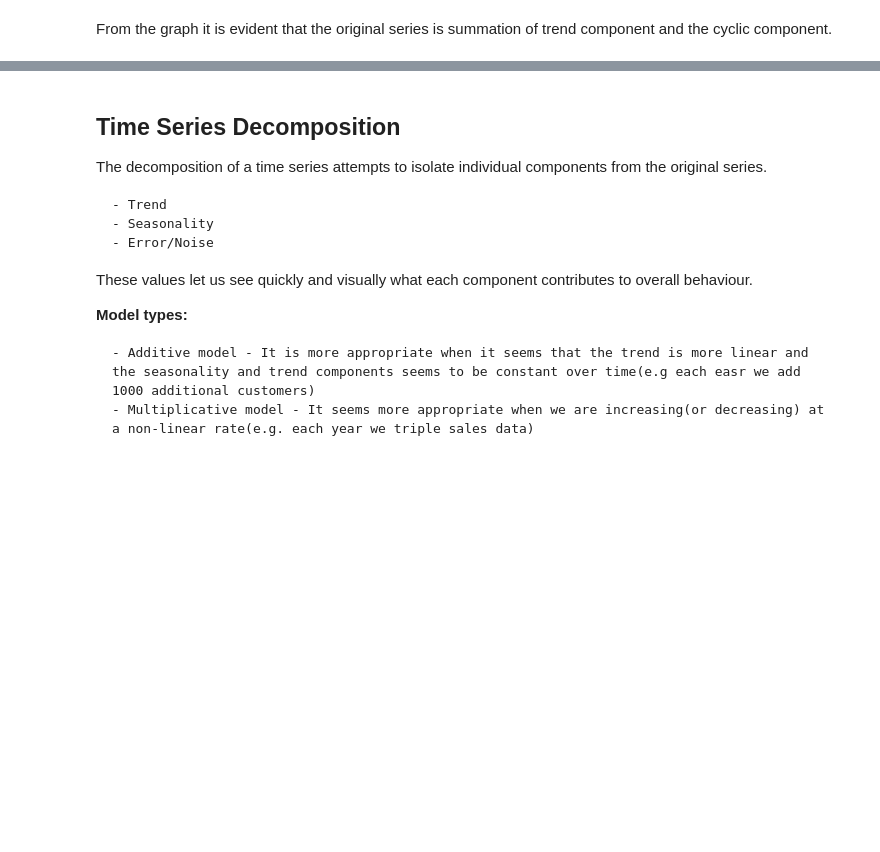
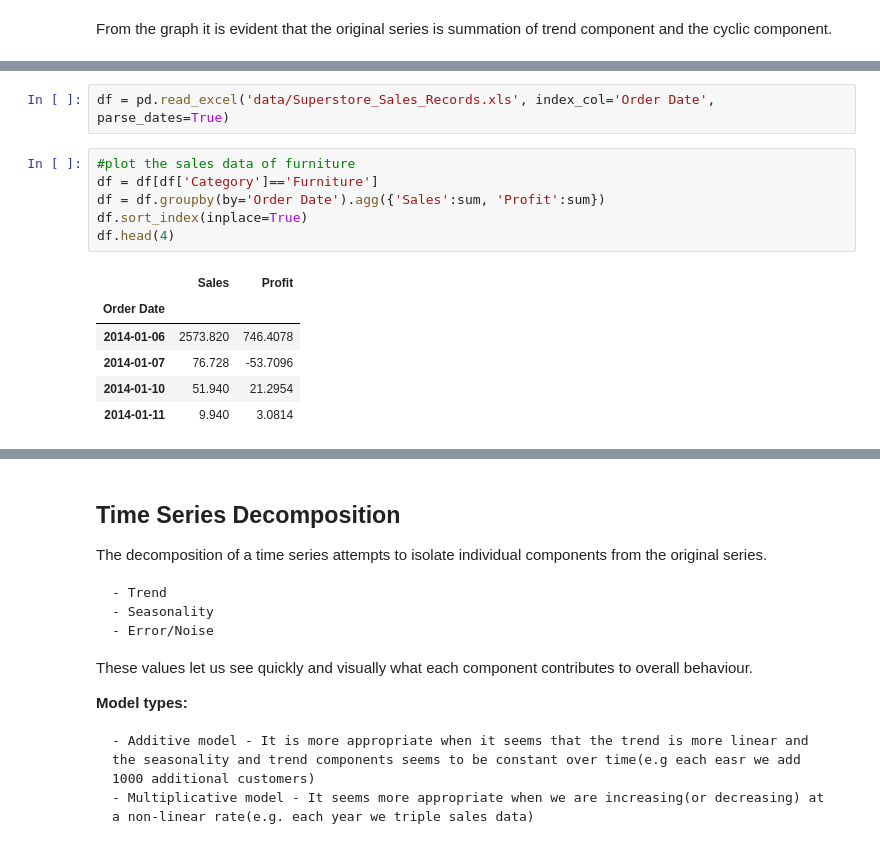
Before and after one commit to ajitsingh98/Time-Series-Analysis-and-Forecasting-with-Python, a Jupyter notebook: Time_Series_Data_Analysis.ipynb, the cells around one changed output, grey strips where cells are left out. Cells and saved outputs as stored; diff of their text form; blank space fills up the shorter version.

```diff
--- a/Time_Series_Analysis_Sales_Data.ipynb
+++ b/Time_Series_Data_Analysis.ipynb
@@ -156,0 +287,15 @@ From the graph it is evident that the original series is summation of trend comp
+# %%
+df = pd.read_excel('data/Superstore_Sales_Records.xls', index_col='Order Date', parse_dates=True)
+# %%
+#plot the sales data of furniture
+df = df[df['Category']=='Furniture']
+df = df.groupby(by='Order Date').agg({'Sales':sum, 'Profit':sum})
+df.sort_index(inplace=True)
+df.head(4)
+# %% [output]
+|  | Sales | Profit |
+| Order Date |  |  |
+| 2014-01-06 | 2573.820 | 746.4078 |
+| 2014-01-07 | 76.728 | -53.7096 |
+| 2014-01-10 | 51.940 | 21.2954 |
+| 2014-01-11 | 9.940 | 3.0814 |
```
Also changed, not shown: parts of 23 cells of this notebook, 3 other files.
